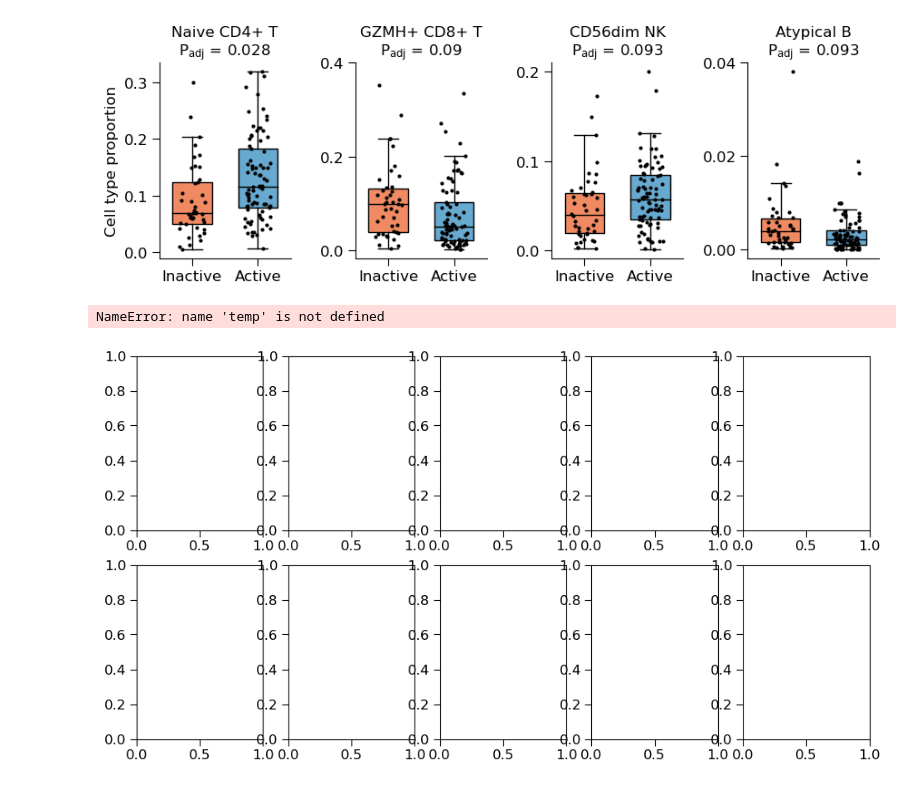
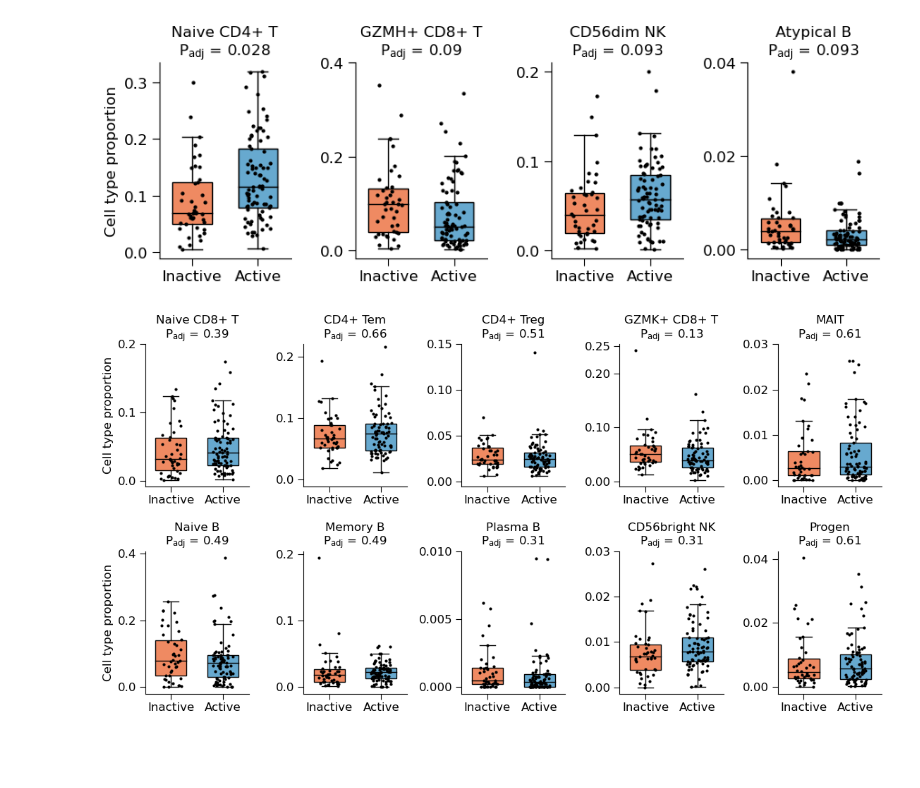
Before and after one commit to chazlangelier/SLE_PA, a Jupyter notebook: src/20240201_analysis_physact.ipynb, the cells around one changed output. Cells and saved outputs as stored; diff of their text form; code cells hidden in the pictures; blank space fills up the shorter version.

```diff
--- a/src/20240201_analysis_physact.ipynb
+++ b/src/20240201_analysis_physact.ipynb
@@ -831,7 +831,7 @@ fig, ax = plt.subplots(nrows=2, ncols=5, figsize=(11.4,6))
 np.random.seed(0)
 # temp = set(adata_lupus.obs["ct_cov"].cat.categories).difference({"T4_naive","CytoT_GZMH+","NK_dim","B_atypical"})
 # temp = list(temp)
-temp.sort()
+# temp.sort()
 for counter, i in enumerate(["T8_naive","T4_em","T4_reg","CytoT_GZMK+","T_mait","B_naive","B_mem","B_plasma","NK_bright","Progen"]):
     row = counter // 5
     col = counter % 5
@@ -856,32 +856,31 @@ for counter, i in enumerate(["T8_naive","T4_em","T4_reg","CytoT_GZMK+","T_mait",
     tmp = pval_bh_dict[i]
     ax[row,col].set_title(f"{cell_type_dict[i]}\n" + "$\mathregular{P_{adj}}$ = " + f"{tmp:.2g}")
 
 for i in range(2):
     ax[i,0].set_ylabel("Cell type proportion")
     ax[i,0].set_ylabel("Cell type proportion")
 
 # Manually tweak y limits
 ax[0,0].set_yticks([0,0.1,0.2])
 ax[0,1].set_yticks([0,0.1,0.2])
 ax[0,1].set_ylim([-0.1/9,0.22])
 ax[0,2].set_yticks(np.arange(0,0.16,0.05))
 ax[0,2].set_ylim([-0.005,0.15])
 ax[0,3].set_yticks([0,0.1,0.2,0.25])
 ax[0,4].set_yticks(np.arange(0,0.031,0.01))
 ax[1,0].set_yticks([0,0.2,0.4])
 ax[1,1].set_yticks([0,0.1,0.2])
 ax[1,2].set_yticks([0,0.005,0.01])
 ax[1,3].set_yticks(np.arange(0,0.031,0.01))
 ax[1,4].set_yticks([0,0.02,0.04])
 
 sns.despine(fig=fig)
 fig.tight_layout(w_pad=1, h_pad=1.4)
 
 fig.savefig(
     my_dir + "analysis/"
     + "20240201_analysis_physact_remaining-fine-cell-type_inactive-t3.pdf",
     bbox_inches="tight", pad_inches=0
 )
 # %% [output]
-NameError: name 'temp' is not defined
-[figure, old version]
+[figure, new version]
```
Also changed, not shown: parts of 3 cells of this notebook.
